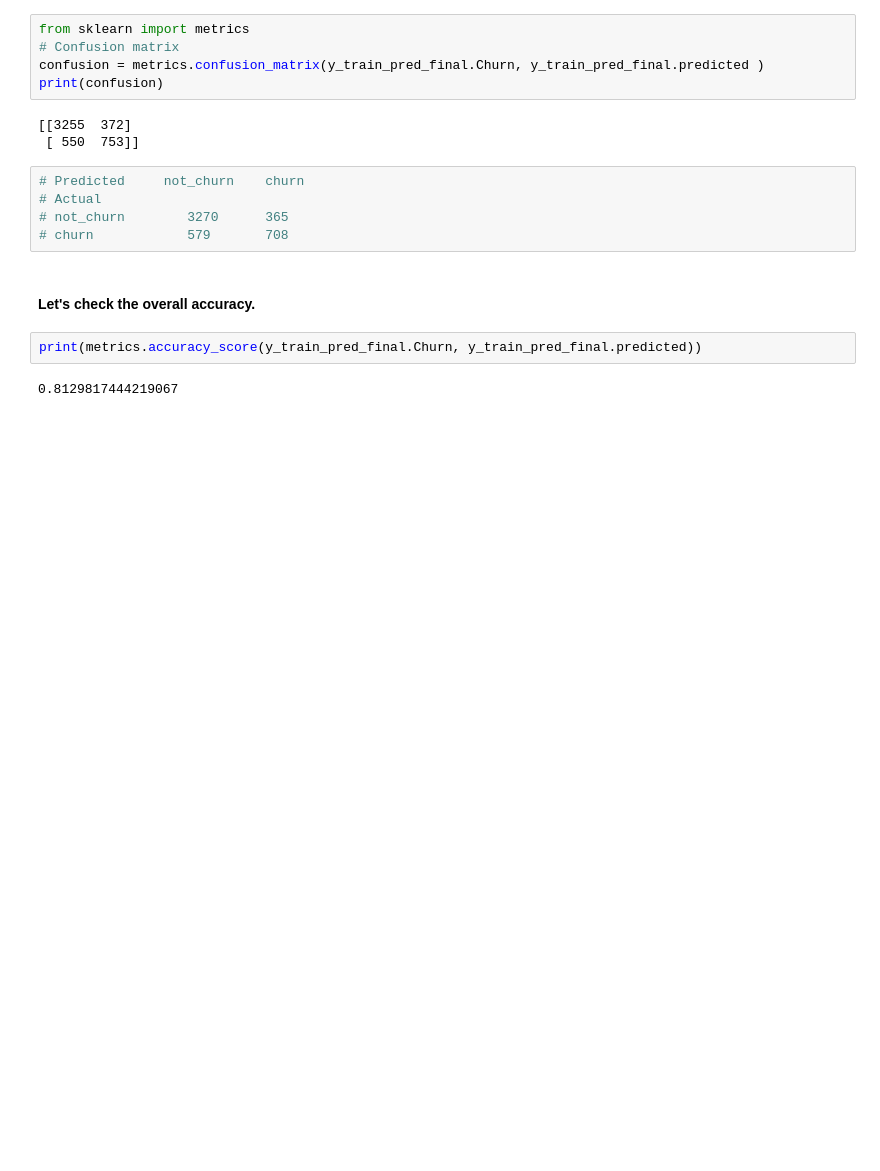
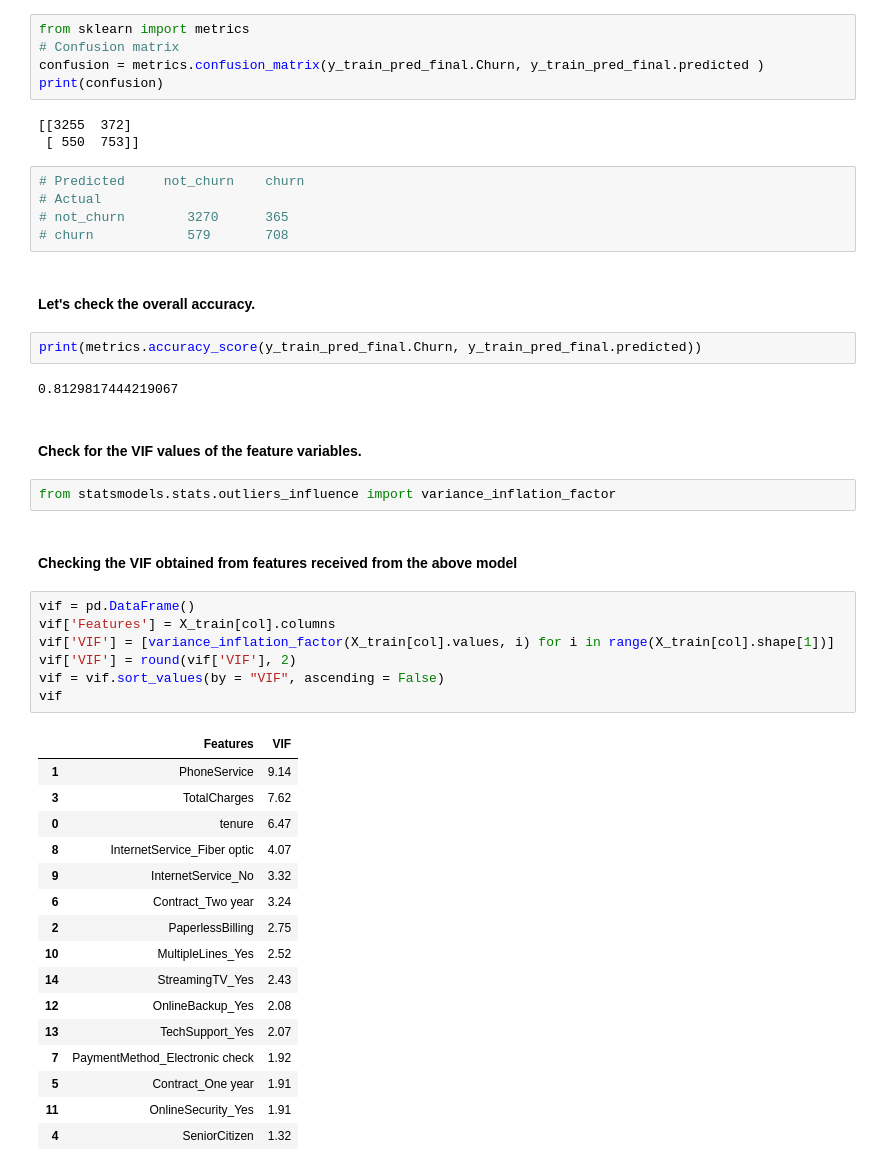
Before and after one commit to vivekkum-ar/Telecom-Churn-Logistic-Regression, a Jupyter notebook: Telecom-Churn-Logistic-Model.ipynb, the cells around one changed output. Drawn from its saved outputs; the diff is of its cells as text; blank space fills up the shorter version.

Commit message:
VIF check as per Model1

```diff
--- a/Telecom-Churn-Logistic-Model.ipynb
+++ b/Telecom-Churn-Logistic-Model.ipynb
@@ -633,3 +633,33 @@ print(confusion)
 print(metrics.accuracy_score(y_train_pred_final.Churn, y_train_pred_final.predicted))
 # %% [output]
 0.8129817444219067
+# %% [markdown]
+#### Check for the VIF values of the feature variables.
+# %%
+from statsmodels.stats.outliers_influence import variance_inflation_factor
+# %% [markdown]
+#### Checking the VIF obtained from features received from the above model
+# %%
+vif = pd.DataFrame()
+vif['Features'] = X_train[col].columns
+vif['VIF'] = [variance_inflation_factor(X_train[col].values, i) for i in range(X_train[col].shape[1])]
+vif['VIF'] = round(vif['VIF'], 2)
+vif = vif.sort_values(by = "VIF", ascending = False)
+vif
+# %% [output]
+|  | Features | VIF |
+| 1 | PhoneService | 9.14 |
+| 3 | TotalCharges | 7.62 |
+| 0 | tenure | 6.47 |
+| 8 | InternetService_Fiber optic | 4.07 |
+| 9 | InternetService_No | 3.32 |
+| 6 | Contract_Two year | 3.24 |
+| 2 | PaperlessBilling | 2.75 |
+| 10 | MultipleLines_Yes | 2.52 |
+| 14 | StreamingTV_Yes | 2.43 |
+| 12 | OnlineBackup_Yes | 2.08 |
+| 13 | TechSupport_Yes | 2.07 |
+| 7 | PaymentMethod_Electronic check | 1.92 |
+| 5 | Contract_One year | 1.91 |
+| 11 | OnlineSecurity_Yes | 1.91 |
+| 4 | SeniorCitizen | 1.32 |
```
